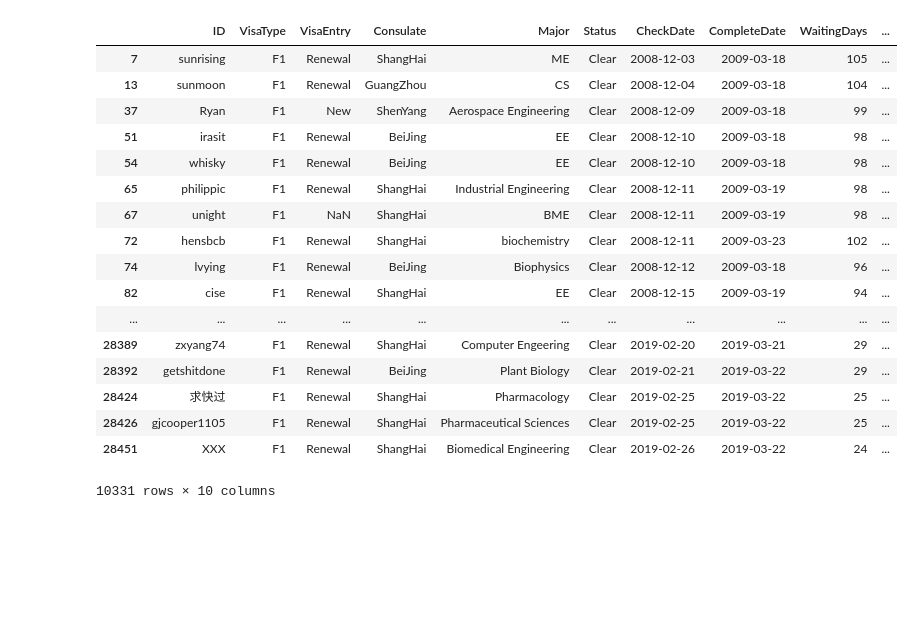
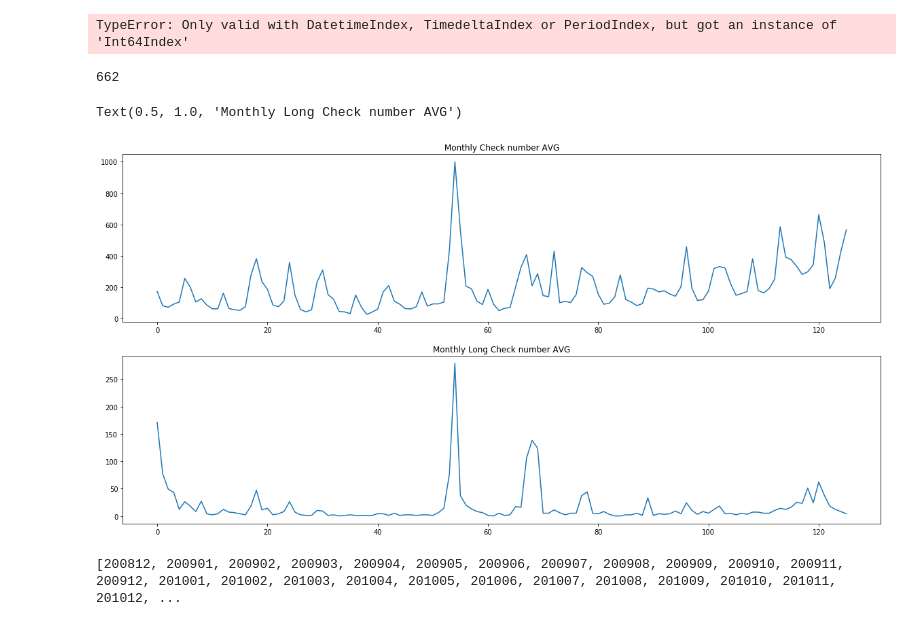
Before and after one commit to bwang40/CheckeeInfoCrawl, a Jupyter notebook: CheckeeCrawl_Pandas_optimize.ipynb, the cells around one changed output. Saved outputs shown, nothing was run; the diff lists cells and outputs as text; code cells hidden in the pictures; blank space fills up the shorter version.

```diff
--- a/CheckeeCrawl_Pandas_optimize.ipynb
+++ b/CheckeeCrawl_Pandas_optimize.ipynb
@@ -163,8 +165,8 @@ def ListtoPandasFrame(APPLICATIONS_OF_ALL):
 # %%
-StartYear,StartMon,EndYear,EndMon = 2008,12,2019,3
+StartYear,StartMon,EndYear,EndMon = 2008,12,2019,6
 #flag for processing, if flag==1, download from online and save it to csv
 #if flag==2, load data from csv file
-flag = 2
+flag = 1
 if flag == 1:
     ListofTime = ListofTime_generator(StartYear,StartMon,EndYear,EndMon)
     AllPages = HTMLrequest(ListofTime)
@@ -184,21 +208,48 @@ BAppsFrame = FinishedAppsFrame[FinishedAppsFrame.VisaType.str.slice(stop=1) == "
-# %%
-FAppsFrame
-# %% [output]
-|  | ID | VisaType | VisaEntry | Consulate | Major | Status | CheckDate | CompleteDate | WaitingDays | ... |
-| 7 | sunrising | F1 | Renewal | ShangHai | ME | Clear | 2008-12-03 | 2009-03-18 | 105 | ... |
-| 13 | sunmoon | F1 | Renewal | GuangZhou | CS | Clear | 2008-12-04 | 2009-03-18 | 104 | ... |
-| 37 | Ryan | F1 | New | ShenYang | Aerospace Engineering | Clear | 2008-12-09 | 2009-03-18 | 99 | ... |
-| 51 | irasit | F1 | Renewal | BeiJing | EE | Clear | 2008-12-10 | 2009-03-18 | 98 | ... |
-| 54 | whisky | F1 | Renewal | BeiJing | EE | Clear | 2008-12-10 | 2009-03-18 | 98 | ... |
-| 65 | philippic | F1 | Renewal | ShangHai | Industrial Engineering | Clear | 2008-12-11 | 2009-03-19 | 98 | ... |
-| 67 | unight | F1 | NaN | ShangHai | BME | Clear | 2008-12-11 | 2009-03-19 | 98 | ... |
-| 72 | hensbcb | F1 | Renewal | ShangHai | biochemistry | Clear | 2008-12-11 | 2009-03-23 | 102 | ... |
-| 74 | lvying | F1 | Renewal | BeiJing | Biophysics | Clear | 2008-12-12 | 2009-03-18 | 96 | ... |
-| 82 | cise | F1 | Renewal | ShangHai | EE | Clear | 2008-12-15 | 2009-03-19 | 94 | ... |
-| ... | ... | ... | ... | ... | ... | ... | ... | ... | ... | ... |
-| 28389 | zxyang74 | F1 | Renewal | ShangHai | Computer Engeering | Clear | 2019-02-20 | 2019-03-21 | 29 | ... |
-| 28392 | getshitdone | F1 | Renewal | BeiJing | Plant Biology | Clear | 2019-02-21 | 2019-03-22 | 29 | ... |
-| 28424 | 求快过 | F1 | Renewal | ShangHai | Pharmacology | Clear | 2019-02-25 | 2019-03-22 | 25 | ... |
-| 28426 | gjcooper1105 | F1 | Renewal | ShangHai | Pharmaceutical Sciences | Clear | 2019-02-25 | 2019-03-22 | 25 | ... |
-| 28451 | XXX | F1 | Renewal | ShangHai | Biomedical Engineering | Clear | 2019-02-26 | 2019-03-22 | 24 | ... |
-10331 rows × 10 columns
+# %%
+LongCheckAppsFrame[()()]
+# %% [output]
+TypeError: Only valid with DatetimeIndex, TimedeltaIndex or PeriodIndex, but got an instance of 'Int64Index'
+# %%
+test = FinishedAppsFrame[(FinishedAppsFrame.CheckDate>"2018-12")&(FinishedAppsFrame.CheckDate<"2019-01")]
+test.count()[0]
+# %% [output]
+662
+# %%
+Checknums = []
+longchecknums = []
+ListofTime = ListofTime_generator(StartYear,StartMon,EndYear,EndMon)
+buf = ListofTime[:-1]
+timeaxis = []
+for items in buf:
+    timeaxis.append(int(items[0:4])*100+int(items[5:7]))
+
+#print(ListofTime)
+#print(timeaxis)
+
+checkavgtime = []
+longcheckavgtime = []
+
+for i in range(len(ListofTime)-1):
+    checkbuf = FinishedAppsFrame[(FinishedAppsFrame.CheckDate>ListofTime[i])&(FinishedAppsFrame.CheckDate<ListofTime[i+1])]
+    longcheckbuf = LongCheckAppsFrame[(LongCheckAppsFrame.CheckDate>ListofTime[i])&(LongCheckAppsFrame.CheckDate<ListofTime[i+1])]
+    Checknums.append(checkbuf.count()[0])
+    longchecknums.append(longcheckbuf.count()[0])
+
+plt.figure(figsize=(20,10))
+ax1 = plt.subplot(2,1,1)
+plt.plot(Checknums)
+#plt.xticks(timeaxis, timeaxis, rotation='vertical')
+
+ax2 = plt.subplot(2,1,2)
+plt.plot(longchecknums)
+#plt.xticks(timeaxis, timeaxis, rotation='vertical')
+
+ax1.set_title('Monthly Check number AVG')
+ax2.set_title('Monthly Long Check number AVG')
+# %% [output]
+Text(0.5, 1.0, 'Monthly Long Check number AVG')
+[figure, added]
+# %%
+print(timeaxis)
+# %% [output]
+[200812, 200901, 200902, 200903, 200904, 200905, 200906, 200907, 200908, 200909, 200910, 200911, 200912, 201001, 201002, 201003, 201004, 201005, 201006, 201007, 201008, 201009, 201010, 201011, 201012, ...
```
Also changed, not shown: parts of 4 cells of this notebook, 2 other files.
